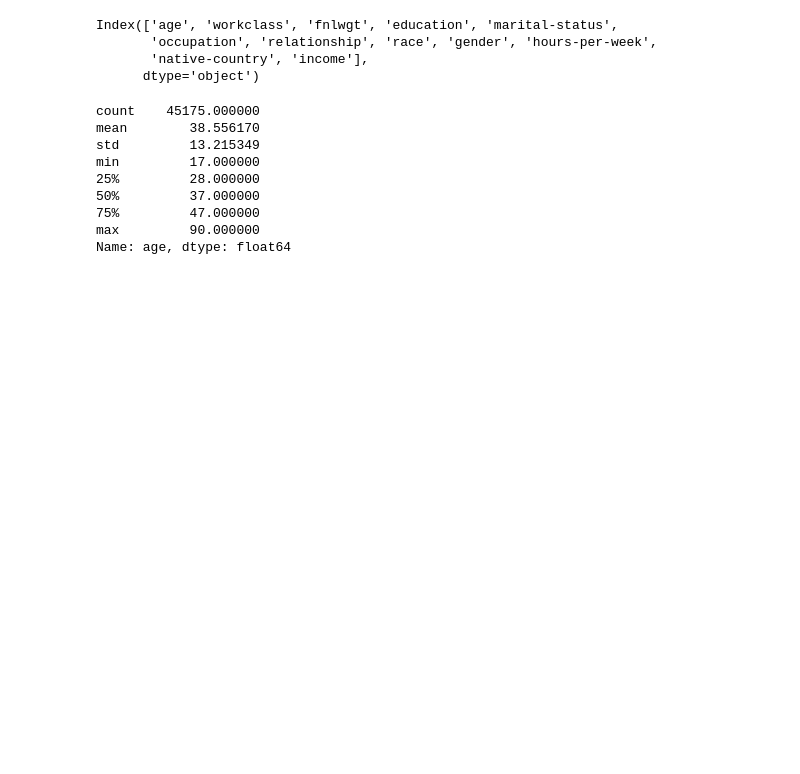
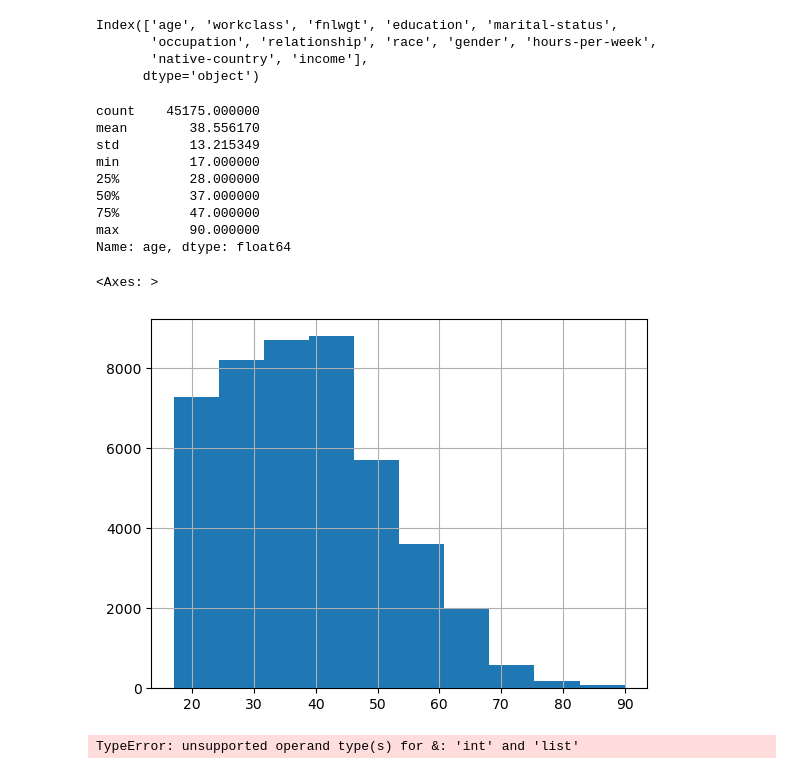
Before and after one commit to JohnKimaiyo/Business-Analyst-Projects, a Jupyter notebook: Python Data Analysis Tutorials/Data Thinkers/Adult Income.ipynb, the cells around one changed output. Cells and saved outputs as stored; diff of their text form; code cells hidden in the pictures; blank space fills up the shorter version.

```diff
--- a/Python Data Analysis Tutorials/Data Thinkers/Adult Income.ipynb
+++ b/Python Data Analysis Tutorials/Data Thinkers/Adult Income.ipynb
@@ -282,4 +282,12 @@ max         90.000000
 Name: age, dtype: float64
 # %%
 # shaow histogram of age
-df.['a']
+df['age'].hist()
+# %% [output]
+<Axes: >
+[figure, added]
+# %%
+# Find total Number of persons having age between 17 and 48 (incusive) between Methos
+(df['age']>=17) & (['age']<=48)
+# %% [output]
+TypeError: unsupported operand type(s) for &: 'int' and 'list'
```
